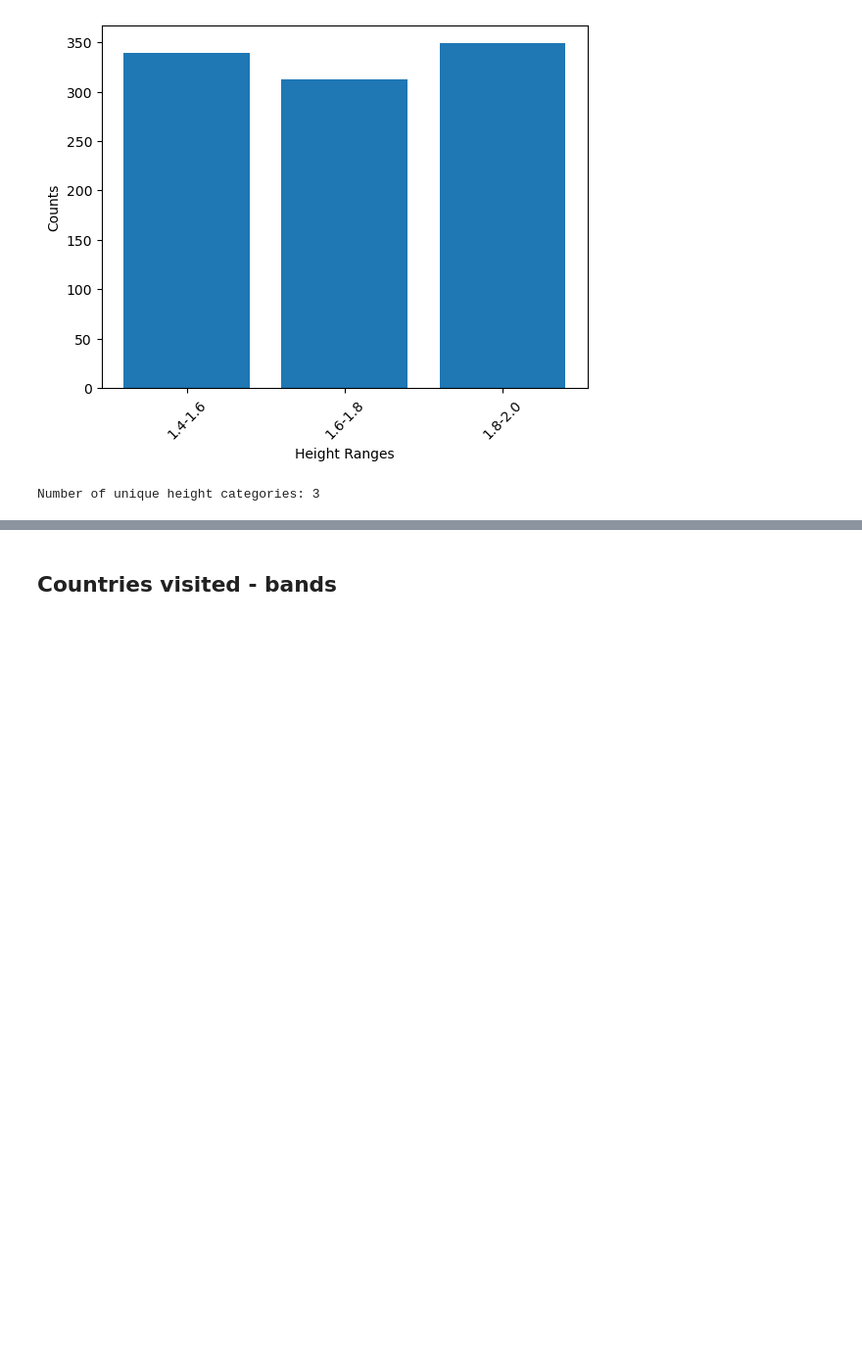
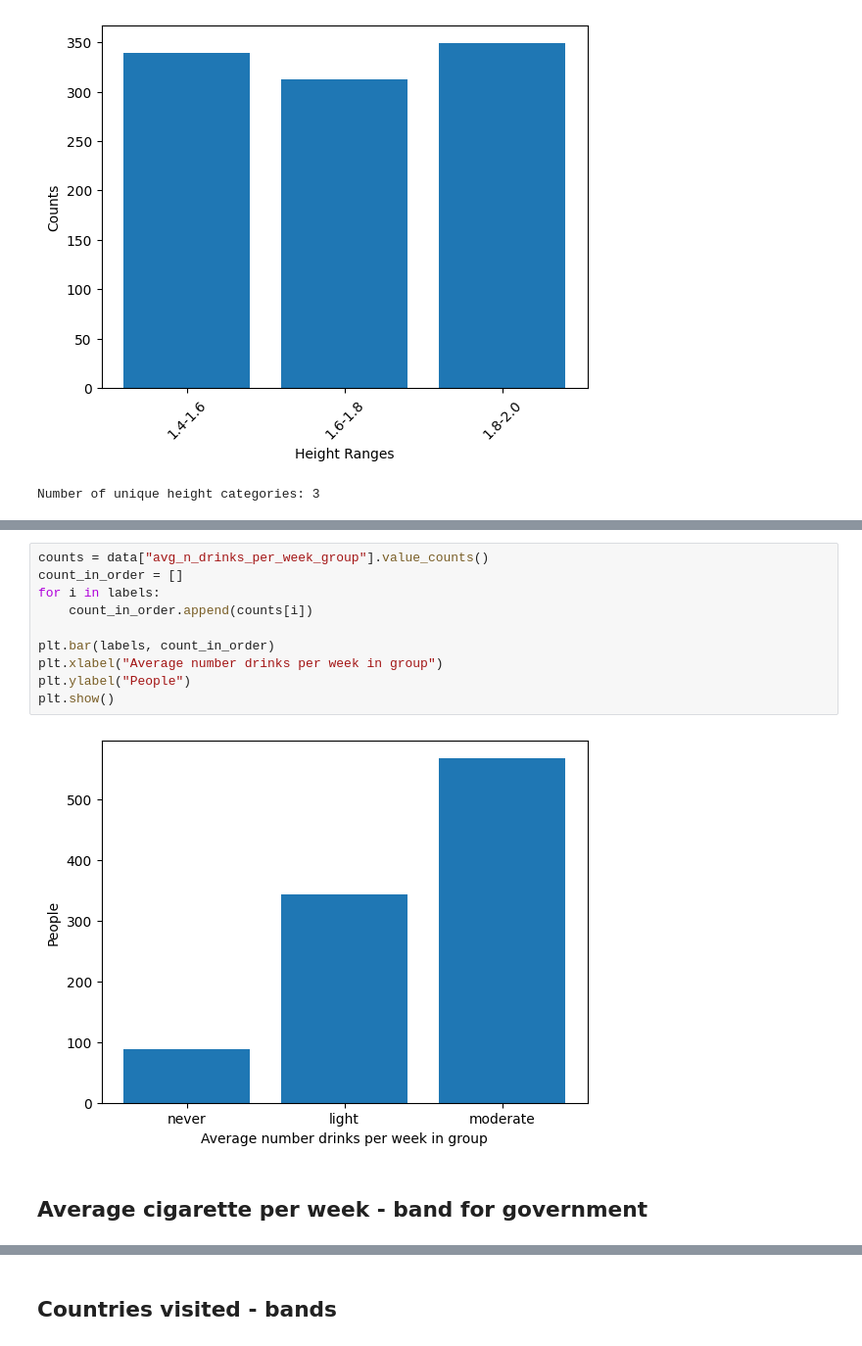
Before and after one commit to KHsuan/CDM_data_anonymisation, a Jupyter notebook: final.ipynb, the cells around one changed output, grey strips where cells are left out. Shown at 98% size. Drawn from its saved outputs; the diff is of its cells as text; blank space fills up the shorter version.

```diff
--- a/final.ipynb
+++ b/final.ipynb
@@ -352,0 +379,14 @@ Number of unique height categories: 3
+# %%
+counts = data["avg_n_drinks_per_week_group"].value_counts()
+count_in_order = []
+for i in labels:
+    count_in_order.append(counts[i])
+
+plt.bar(labels, count_in_order)
+plt.xlabel("Average number drinks per week in group")
+plt.ylabel("People")
+plt.show()
+# %% [output]
+[figure, added]
+# %% [markdown]
+## Average cigarette per week - band for government
```
Also changed, not shown: parts of 11 cells of this notebook.
